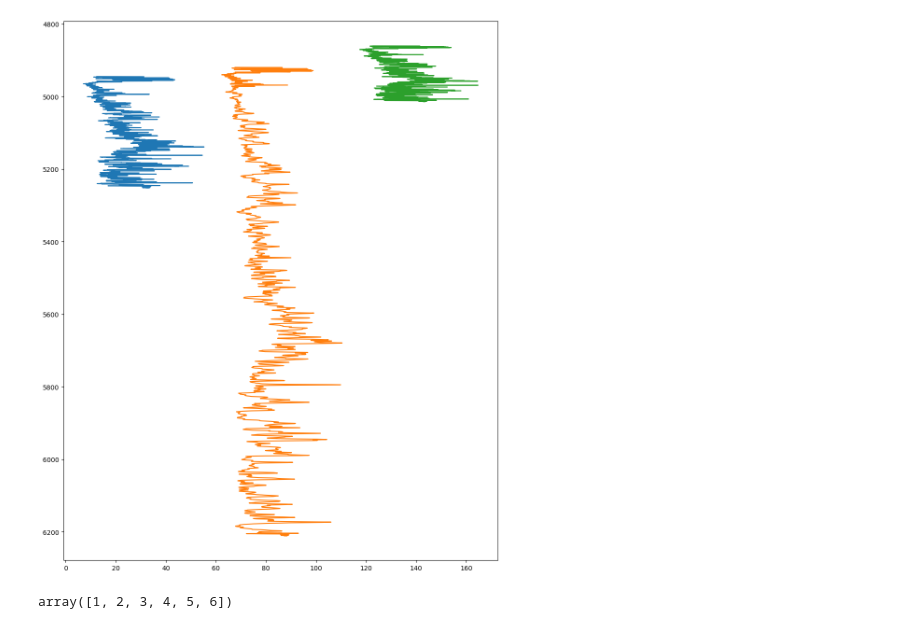
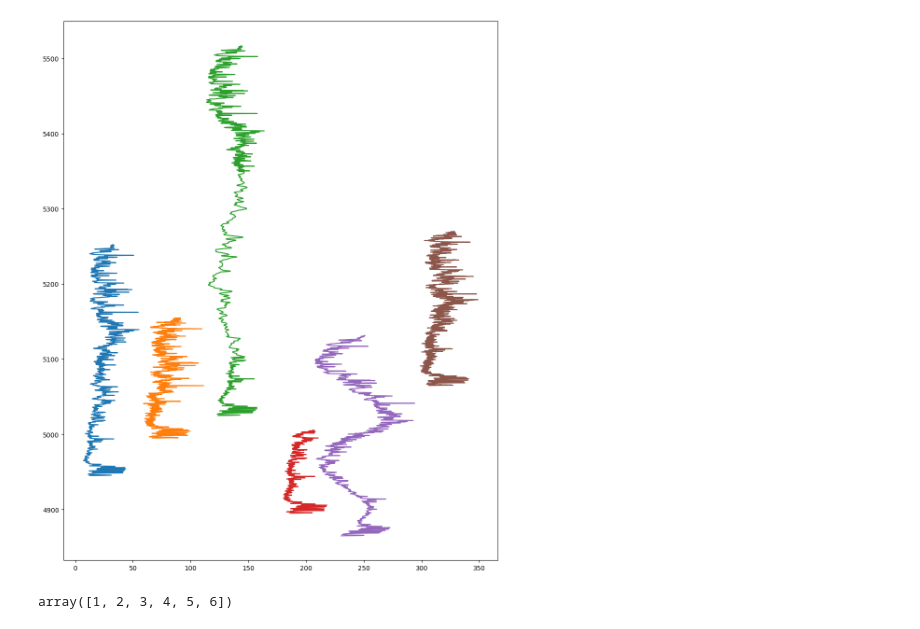
Before and after one commit to danilovomlel/synthetic_indexed_series, a Jupyter notebook: exemplo.ipynb, the cells around one changed output. Saved outputs shown, nothing was run; the diff lists cells and outputs as text; code cells hidden in the pictures.

Commit message:
pipeline of data generating

```diff
--- a/exemplo.ipynb
+++ b/exemplo.ipynb
@@ -6,15 +6,25 @@ from Indexedseries import Syndexies
 # %%
 path_to_csv = "data/3-BRSA-830-RJS_GR.csv"
 syn_series = Syndexies(path_to_csv)
-# %%
-syn_series.add_data(expand_local=5, extension=0.8)
-syn_series.add_data(compress_local=2, extension=1)
-# syn_series.add_data(expand_rate=5)
-# syn_series.add_data(expand_rate=2)
-# syn_series.add_data(compress_rate=2, noise=2)
-syn_series.view()
-# %% [output]
-[figure, removed]
+# %%
+shift_depths = [50, 80, -50, -80, 120]
+location = [(-10,-10), (-5,5), (2,2), (6,0), (5,8)]
+transformations = [[("compress_local", {"compress_rate": 3}), ("remove_segment", {"segment_size": 0.4}), ("gaussian_noise",  {"noise": 2})],
+                   [("expand_local", {"expand_rate": 4}), ("sine_noise", {})],
+                   [("expand_local", {"expand_rate": 2}), ("remove_segment", {"segment_size": 0.7}), ("gaussian_noise",  {"noise": (10, 1)})],
+                   [("compress_local", {"compress_rate": 3}), ("sine_noise", {}), ("sine_noise", {})],
+                   [("compress_local", {"compress_rate": 3, "extension": 0.5}), ("gaussian_noise", {"noise": 2})]]
+#"T": 5, "amp": 10, "modulate": True
+for i, (shift, loc) in enumerate(zip(shift_depths, location)):
+    syn_series.add_data(shift, loc)
+    for transform, params in transformations[i]:
+        syn_series.add_transformation(transform, params)
+    syn_series.end_transformations()
+
+
+syn_series.view()
+# %% [output]
+[figure, added]
 # %%
 import numpy as np
 
```
Also changed, not shown: 1 other file.
